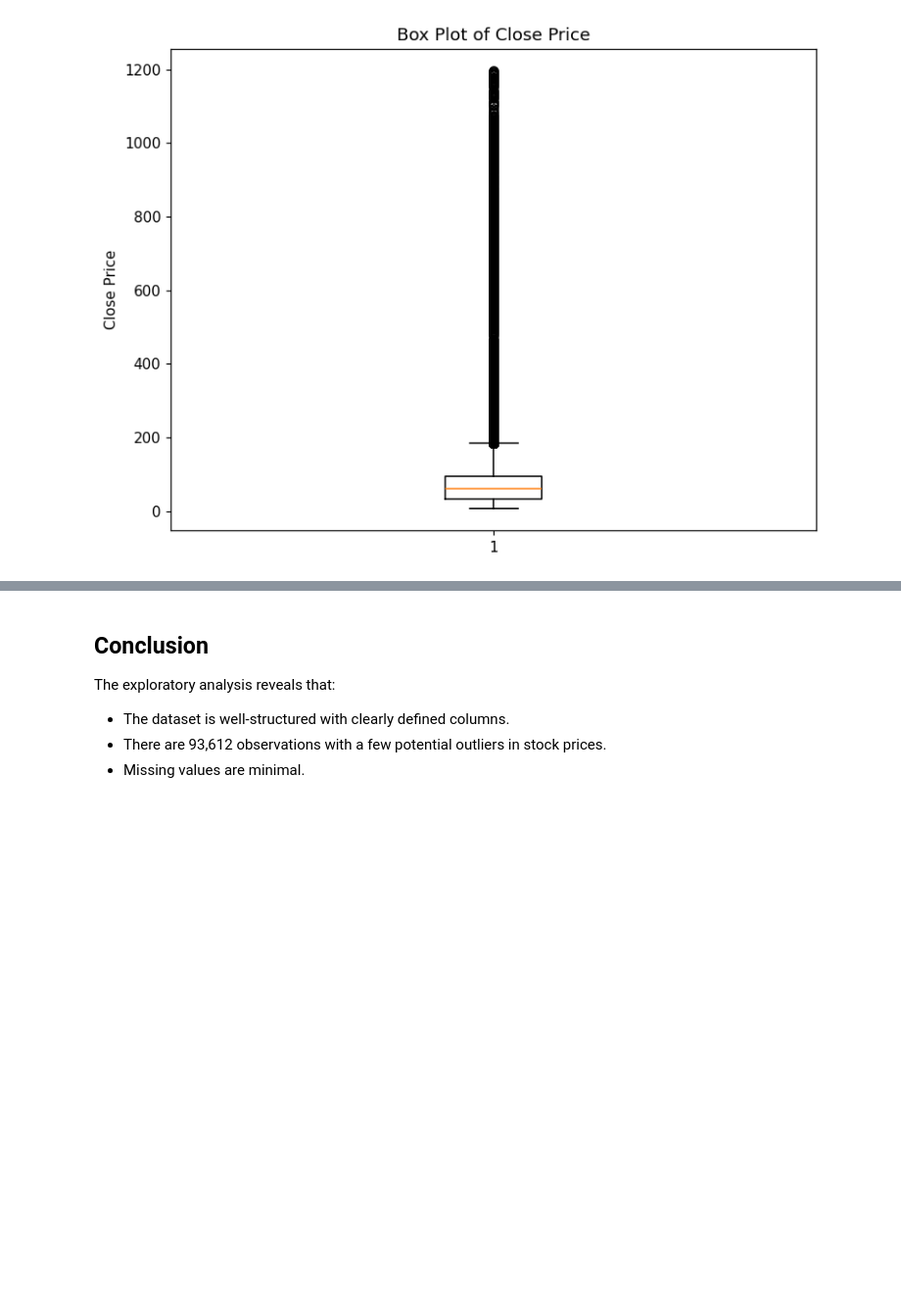
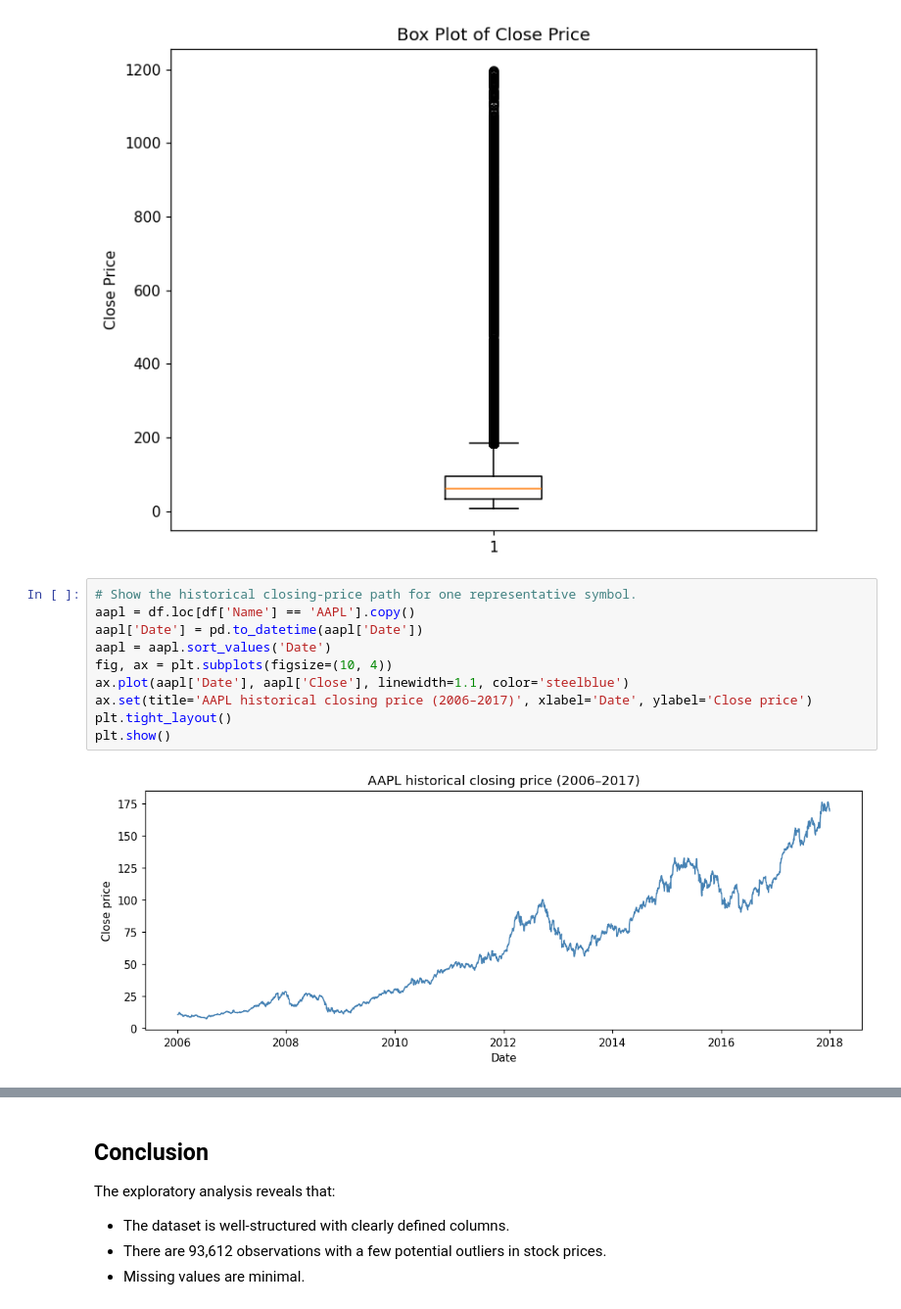
Before and after one commit to ryanrowe2/StockTradingAI-Project, a Jupyter notebook: notebooks/EDA_Preprocessing.ipynb, the cells around one changed output, grey strips where cells are left out. Shown at 98% size. Drawn from its saved outputs; the diff is of its cells as text; blank space fills up the shorter version.

```diff
--- a/notebooks/EDA_Preprocessing.ipynb
+++ b/notebooks/EDA_Preprocessing.ipynb
@@ -75,6 +76,18 @@ plt.ylabel('Close Price')
 plt.show()
 # %% [output]
 [figure]
+# %%
+# Show the historical closing-price path for one representative symbol.
+aapl = df.loc[df['Name'] == 'AAPL'].copy()
+aapl['Date'] = pd.to_datetime(aapl['Date'])
+aapl = aapl.sort_values('Date')
+fig, ax = plt.subplots(figsize=(10, 4))
+ax.plot(aapl['Date'], aapl['Close'], linewidth=1.1, color='steelblue')
+ax.set(title='AAPL historical closing price (2006–2017)', xlabel='Date', ylabel='Close price')
+plt.tight_layout()
+plt.show()
+# %% [output]
+[figure, added]
 # %% [markdown]
 ### Insights & Observations
 
```
Also changed, not shown: parts of 4 cells of this notebook, 10 other files.
